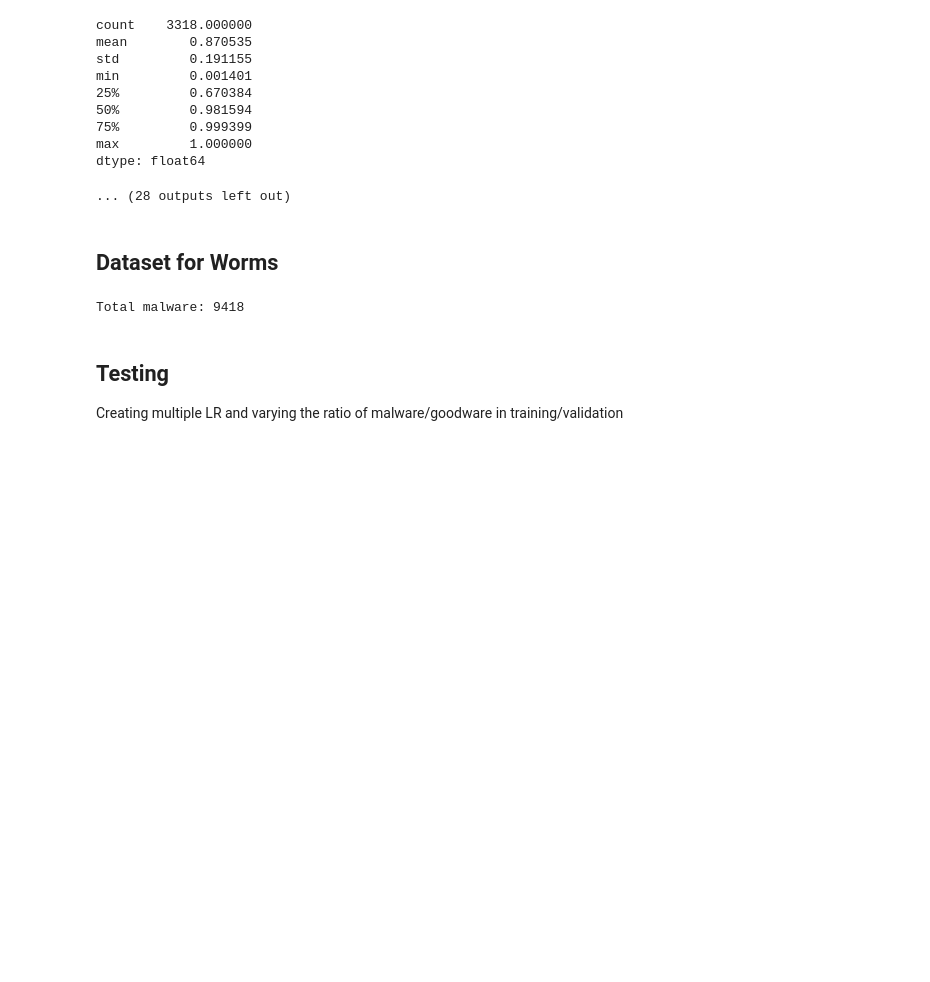
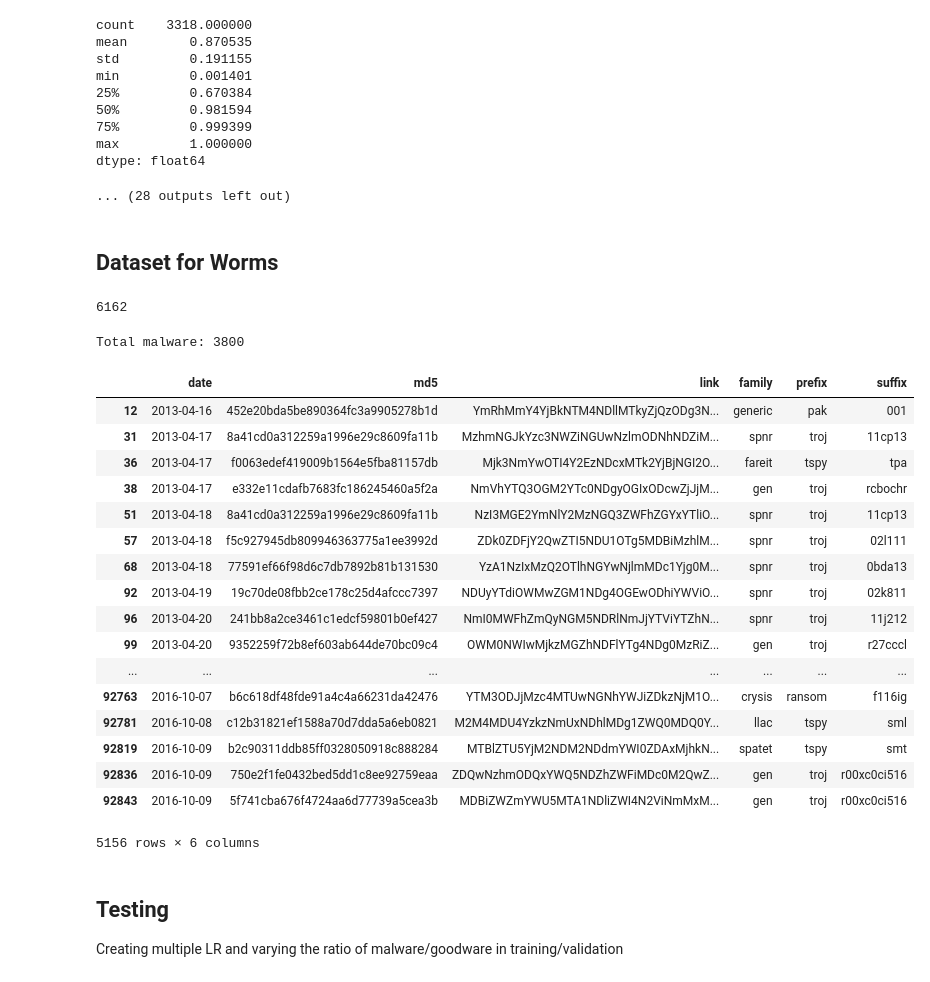
Before and after one commit to joaogodinho/thesis, a Jupyter notebook: old_notebooks/1.8.1 - LR Filtered Dataset.ipynb, the cells around one changed output. Drawn from its saved outputs; the diff is of its cells as text; code cells hidden in the pictures; blank space fills up the shorter version.

```diff
--- a/1.8.1 - LR Filtered Dataset.ipynb
+++ b/old_notebooks/1.8.1 - LR Filtered Dataset.ipynb
@@ -337,13 +337,46 @@ microsoft_filter = microsoft_class[microsoft_class.type == 'worm']
 symantec_filter = symantec_class[symantec_class.suffix == 'worm']
 trendmicro_filter = trendmicro_class[trendmicro_class.prefix == 'worm']
 
-links = pd.concat([microsoft_filter.link, symantec_filter.link, trendmicro_filter.link]).unique()
+l = [i for i in microsoft_filter.link if i not in trendmicro_filter.link.values]
+display(len(l))
+
+links = pd.Series(l)
+
+# inter = microsoft_filter.link.isin([symantec_filter.link, trendmicro_filter])
+#inter = pd.Index([microsoft_filter.link.values, symantec_filter.link.values, trendmicro_filter.link.values])
+# links = pd.concat(inter)
+# links = pd.concat([microsoft_filter.link, symantec_filter.link, trendmicro_filter.link]).unique()
+# display(inter[0])
+
+#links = pd.concat(pd.Series([inter[0], inter[1], inter[2]]))
 
 filtered_malware = samples[samples.link.isin(links)]
 
 print('Total malware: {}'.format(len(filtered_malware)))
 # %% [output]
-Total malware: 9418
+6162
+Total malware: 3800
+# %%
+display(trendmicro_class[trendmicro_class.link.isin(links)])
+# %% [output]
+|  | date | md5 | link | family | prefix | suffix |
+| 12 | 2013-04-16 | 452e20bda5be890364fc3a9905278b1d | YmRhMmY4YjBkNTM4NDllMTkyZjQzODg3N... | generic | pak | 001 |
+| 31 | 2013-04-17 | 8a41cd0a312259a1996e29c8609fa11b | MzhmNGJkYzc3NWZiNGUwNzlmODNhNDZiM... | spnr | troj | 11cp13 |
+| 36 | 2013-04-17 | f0063edef419009b1564e5fba81157db | Mjk3NmYwOTI4Y2EzNDcxMTk2YjBjNGI2O... | fareit | tspy | tpa |
+| 38 | 2013-04-17 | e332e11cdafb7683fc186245460a5f2a | NmVhYTQ3OGM2YTc0NDgyOGIxODcwZjJjM... | gen | troj | rcbochr |
+| 51 | 2013-04-18 | 8a41cd0a312259a1996e29c8609fa11b | NzI3MGE2YmNlY2MzNGQ3ZWFhZGYxYTliO... | spnr | troj | 11cp13 |
+| 57 | 2013-04-18 | f5c927945db809946363775a1ee3992d | ZDk0ZDFjY2QwZTI5NDU1OTg5MDBiMzhlM... | spnr | troj | 02l111 |
+| 68 | 2013-04-18 | 77591ef66f98d6c7db7892b81b131530 | YzA1NzIxMzQ2OTlhNGYwNjlmMDc1Yjg0M... | spnr | troj | 0bda13 |
+| 92 | 2013-04-19 | 19c70de08fbb2ce178c25d4afccc7397 | NDUyYTdiOWMwZGM1NDg4OGEwODhiYWViO... | spnr | troj | 02k811 |
+| 96 | 2013-04-20 | 241bb8a2ce3461c1edcf59801b0ef427 | NmI0MWFhZmQyNGM5NDRlNmJjYTViYTZhN... | spnr | troj | 11j212 |
+| 99 | 2013-04-20 | 9352259f72b8ef603ab644de70bc09c4 | OWM0NWIwMjkzMGZhNDFlYTg4NDg0MzRiZ... | gen | troj | r27cccl |
+| ... | ... | ... | ... | ... | ... | ... |
+| 92763 | 2016-10-07 | b6c618df48fde91a4c4a66231da42476 | YTM3ODJjMzc4MTUwNGNhYWJiZDkzNjM1O... | crysis | ransom | f116ig |
+| 92781 | 2016-10-08 | c12b31821ef1588a70d7dda5a6eb0821 | M2M4MDU4YzkzNmUxNDhlMDg1ZWQ0MDQ0Y... | llac | tspy | sml |
+| 92819 | 2016-10-09 | b2c90311ddb85ff0328050918c888284 | MTBlZTU5YjM2NDM2NDdmYWI0ZDAxMjhkN... | spatet | tspy | smt |
+| 92836 | 2016-10-09 | 750e2f1fe0432bed5dd1c8ee92759eaa | ZDQwNzhmODQxYWQ5NDZhZWFiMDc0M2QwZ... | gen | troj | r00xc0ci516 |
+| 92843 | 2016-10-09 | 5f741cba676f4724aa6d77739a5cea3b | MDBiZWZmYWU5MTA1NDliZWI4N2ViNmMxM... | gen | troj | r00xc0ci516 |
+5156 rows × 6 columns
 # %% [markdown]
 ## Testing
 
```
Also changed, not shown: parts of 1 cell of this notebook, 15 other files.
